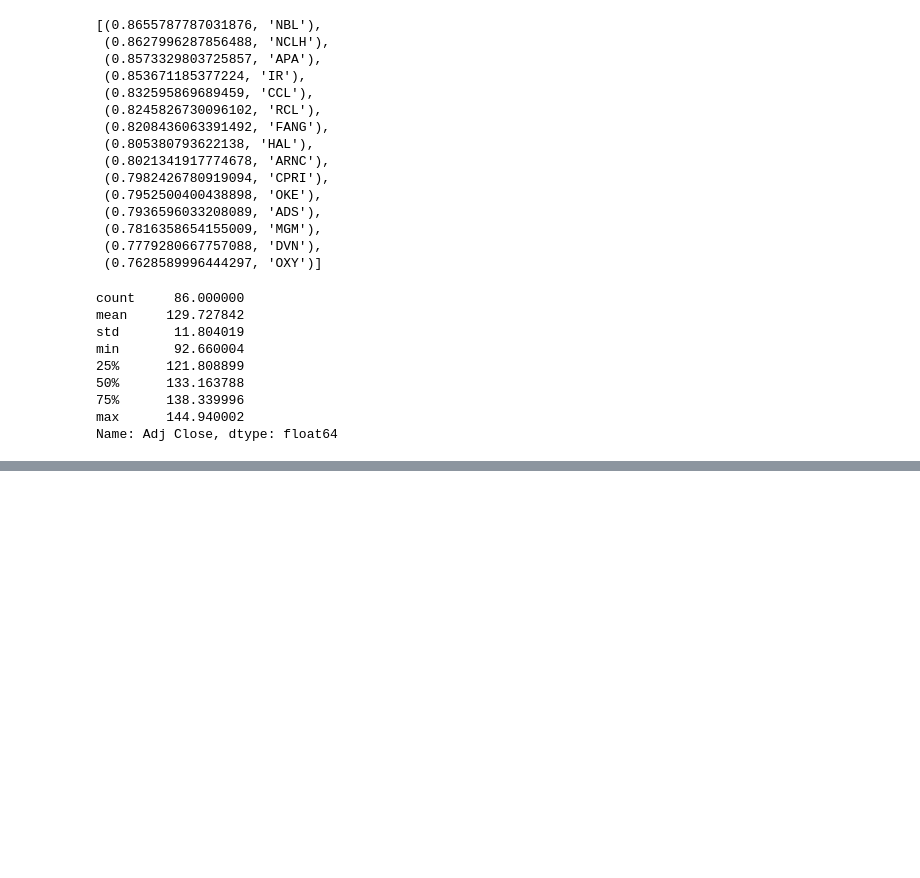
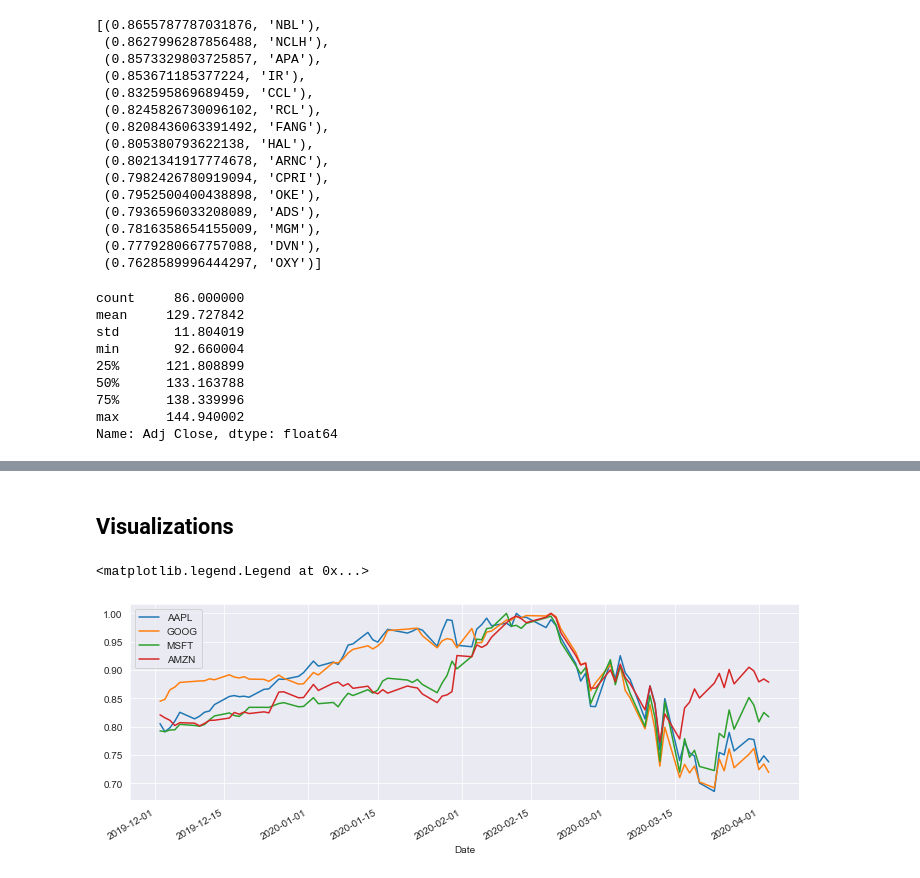
Before and after one commit to wiredtoserve/datascience, a Jupyter notebook: PortfolioTheory/covid_19.ipynb, the cells around one changed output, grey strips where cells are left out. Saved outputs shown, nothing was run; the diff lists cells and outputs as text; code cells hidden in the pictures; blank space fills up the shorter version.

```diff
--- a/PortfolioTheory/covid_19.ipynb
+++ b/PortfolioTheory/covid_19.ipynb
@@ -201,0 +229,6 @@ Name: Adj Close, dtype: float64
+# %%
+stock_info_df = pd.DataFrame.from_dict(discount_dict, orient='index').reset_index()
+# %%
+stock_info_df.columns = ['ticker', 'discount']
+# %%
+stock_info_df['sector'] = [get_sector(tick)[0] for tick in stock_info_df['ticker']]
@@ -201,0 +265,7 @@ Name: Adj Close, dtype: float64
+# %%
+mean_list = []
+std_list = []
+
+for tick in stock_info_df['ticker']:
+    mean_list.append(returns[tick + ' Return'].mean())
+    std_list.append(returns[tick + ' Return'].std())
@@ -201,0 +388,11 @@ Name: Adj Close, dtype: float64
+# %% [markdown]
+## Visualizations
+# %%
+tech_stocks = ['AAPL', 'GOOG', 'MSFT', 'AMZN']
+
+for tick in tech_stocks:
+    (stock_dict[tick]['Adj Close']/max(stock_dict[tick]['Adj Close'])).plot(figsize=(12,4),label=tick)
+plt.legend()
+# %% [output]
+<matplotlib.legend.Legend at 0x...>
+[figure, added]
```
Also changed, not shown: parts of 24 cells of this notebook.
